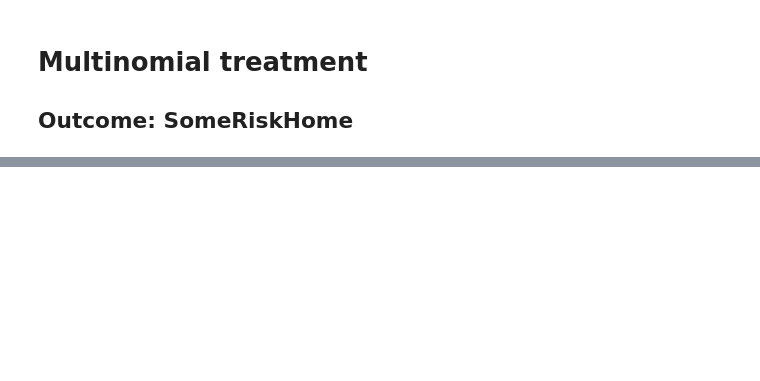
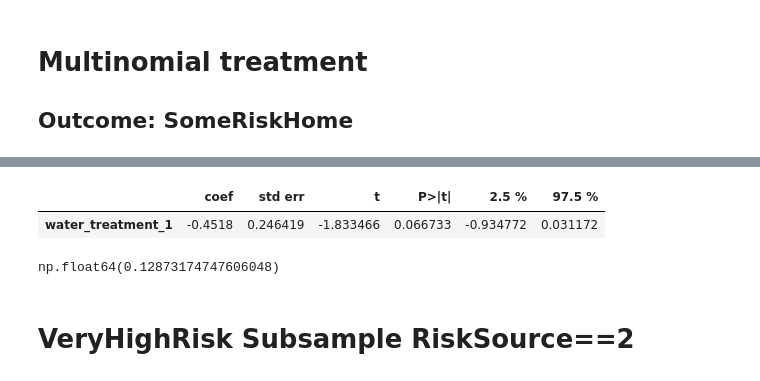
Before and after one commit to jadrk040507/MICS_DDML, a Jupyter notebook: DoubleML.ipynb, the cells around one changed output, grey strips where cells are left out. Drawn from its saved outputs; the diff is of its cells as text; code cells hidden in the pictures; blank space fills up the shorter version.

```diff
--- a/DoubleML.ipynb
+++ b/DoubleML.ipynb
@@ -651,0 +462,39 @@ multi_model_some.gate(groups=groups).summary
+# %%
+# Define outcome, treatment, and controls
+binary_y = "VeryHighRiskHome"
+binary_d = ["water_treatment_1"]
+binary_x = [col for col in mics.columns if col not in [binary_y, "SomeRiskHome"] + binary_d]
+
+mics_sub0 = mics[mics['RiskSource'] == 0].copy()
+
+# Build DoubleML data object
+binary_data_vhr = DoubleMLData(
+    data=mics_sub0,
+    y_col=binary_y,
+    d_cols=binary_d,
+    x_cols=binary_x,
+)
+
+# Base learners
+ml_l_xgb = XGBClassifier(
+    use_label_encoder=False,
+    objective="binary:logistic",
+    eval_metric="logloss",
+    eta=0.1,
+    n_estimators=34,
+)
+
+ml_m_xgb = XGBClassifier(
+    use_label_encoder=False,
+    objective="binary:logistic",
+    eval_metric="logloss",
+    eta=0.1,
+    n_estimators=34,
+)
+
+# Double machine learning model
+binary_model_vhr = DoubleMLPLR(
+    binary_data_vhr,
+    ml_l=ml_l_xgb,
+    ml_m=ml_m_xgb,
+)
@@ -651,0 +527,13 @@ multi_model_some.gate(groups=groups).summary
+# %%
+# Fit and summarize
+binary_model_vhr.fit()
+binary_model_vhr.summary
+# %% [output]
+|  | coef | std err | t | P>|t| | 2.5 % | 97.5 % |
+| water_treatment_1 | -0.4518 | 0.246419 | -1.833466 | 0.066733 | -0.934772 | 0.031172 |
+# %%
+mics_sub0['VeryHighRiskHome'].mean()
+# %% [output]
+np.float64(0.12873174747606048)
+# %% [markdown]
+# VeryHighRisk Subsample RiskSource==2
```
Also changed, not shown: parts of 34 cells of this notebook, 6 other files.
